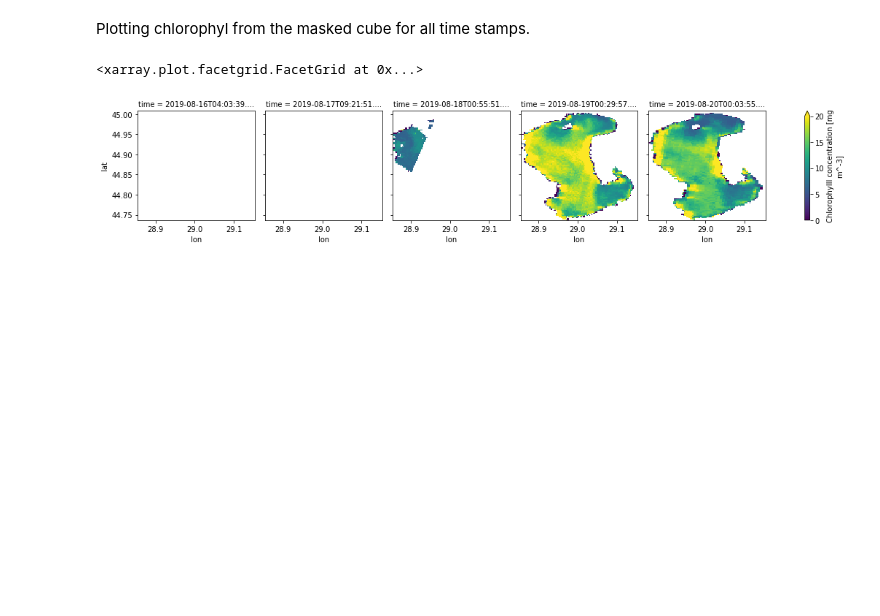
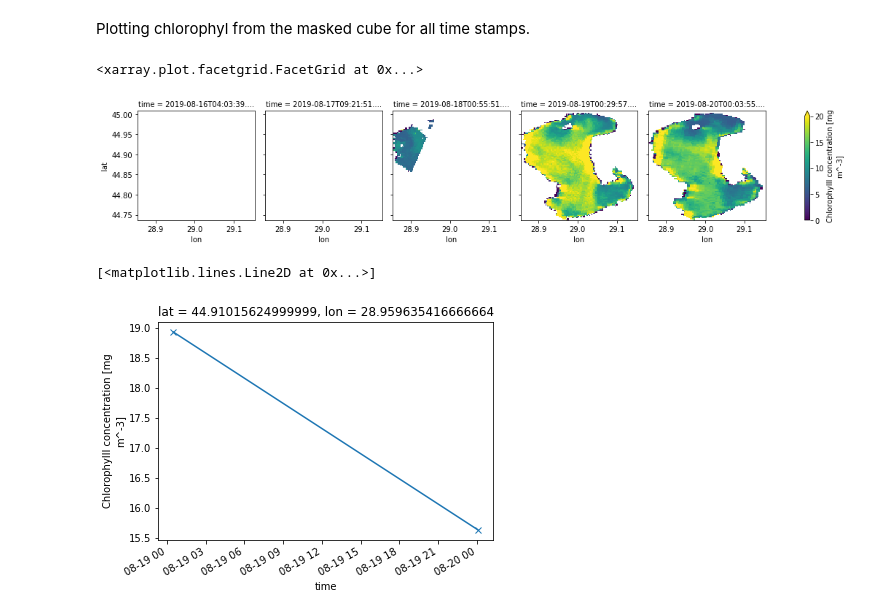
Before and after one commit to CyanoAlert/cyanoalert-regions, a Jupyter notebook: Demo/Demo.ipynb, the cells around one changed output. Drawn from its saved outputs; the diff is of its cells as text; code cells hidden in the pictures; blank space fills up the shorter version.

```diff
--- a/Demo/Demo.ipynb
+++ b/Demo/Demo.ipynb
@@ -71,3 +71,8 @@ masked_cube.chl_c2rcc.plot.imshow(col='time', col_wrap=5, vmin=0, vmax=20, cmap=
 # %% [output]
 <xarray.plot.facetgrid.FacetGrid at 0x...>
 [figure]
+# %%
+masked_cube.chl_c2rcc.sel(lat=44.91, lon=28.96, method='nearest').plot.line(marker='x')
+# %% [output]
+[<matplotlib.lines.Line2D at 0x...>]
+[figure, added]
```
